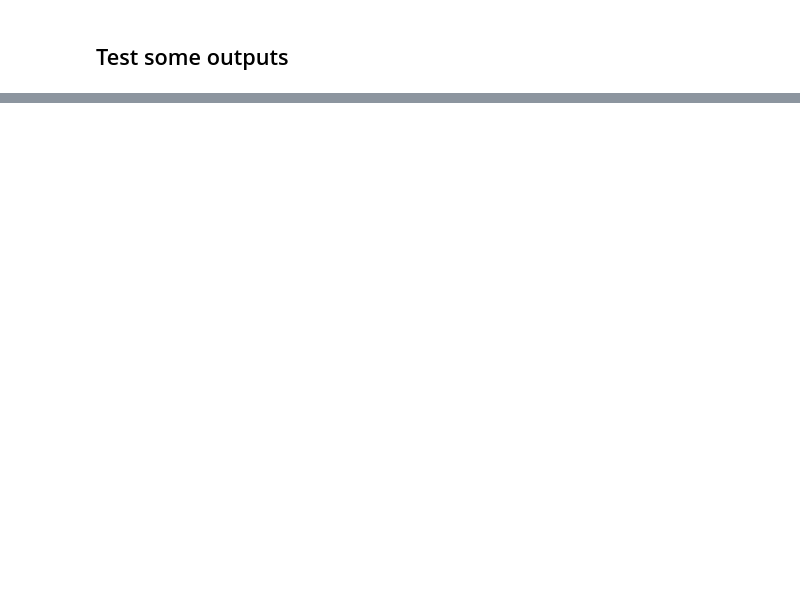
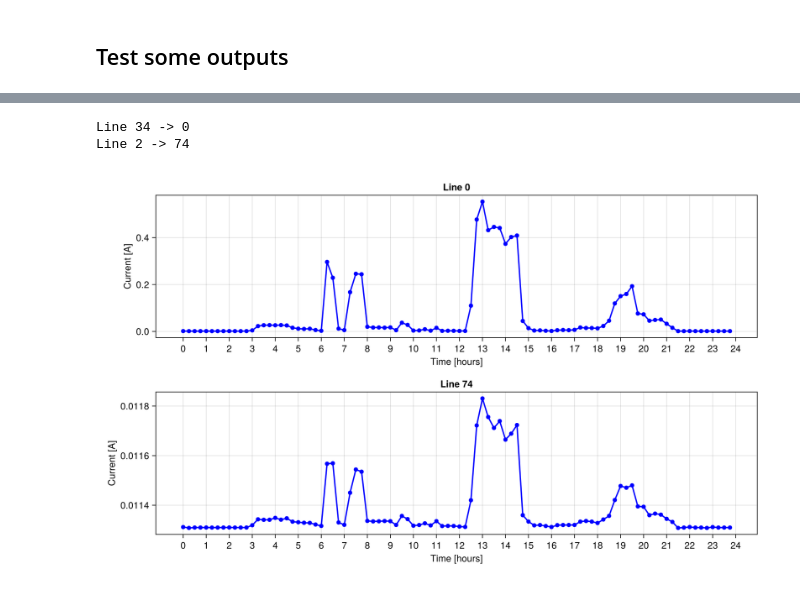
Before and after one commit to XinLiTue/Congestion-Management-based-on-Thermal-Comfort, a Jupyter notebook: OPF-jl.ipynb, the cells around one changed output, grey strips where cells are left out. Drawn from its saved outputs; the diff is of its cells as text; code cells hidden in the pictures; blank space fills up the shorter version.

```diff
--- a/OPF-jl.ipynb
+++ b/OPF-jl.ipynb
@@ -294,0 +327,21 @@ fig
+# %%
+# line currents
+fig = Figure(; size = (1000, 600))
+
+I_line = value.(model[:I_line])
+# for (i,j) in [(1, 2), (0, 1), (1, 3)]
+for (idx,(i,j)) in enumerate([(34, 0), (2, 74)])
+    println("Line $i -> $j")
+    ax = Axis(fig[idx, 1], xlabel = "Time [hours]",
+        ylabel = "Current [A]",
+        title = "Line $j",
+        xticks = (1:4:97, string.(0:1:24))
+    )
+    scatterlines!(ax, Vector(I_line[(i,j),:]), color = :blue, label = "I line $j", linewidth = 2)
+end
+
+fig
+# %% [output]
+Line 34 -> 0
+Line 2 -> 74
+[figure, added]
```
Also changed, not shown: parts of 7 cells of this notebook, 1 other file.
